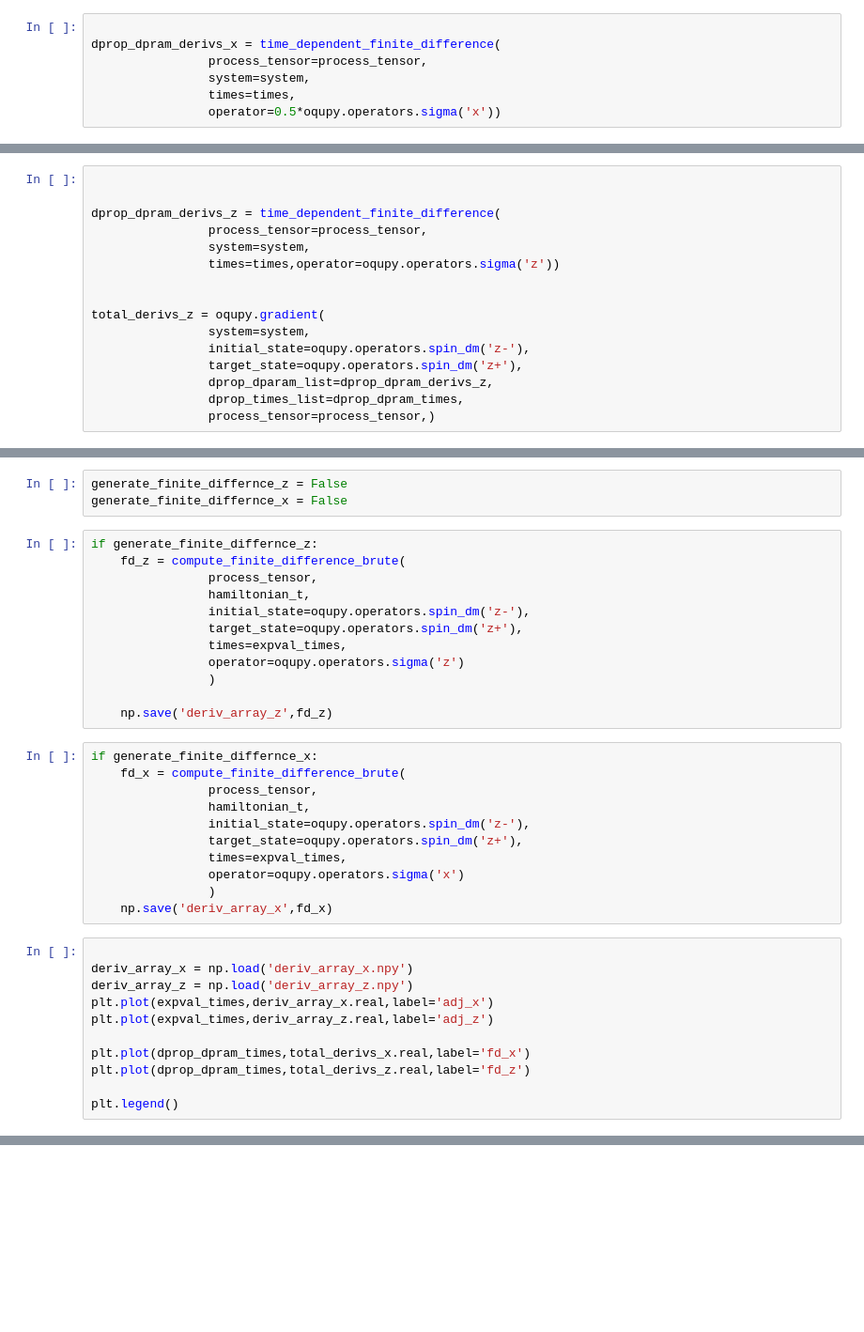
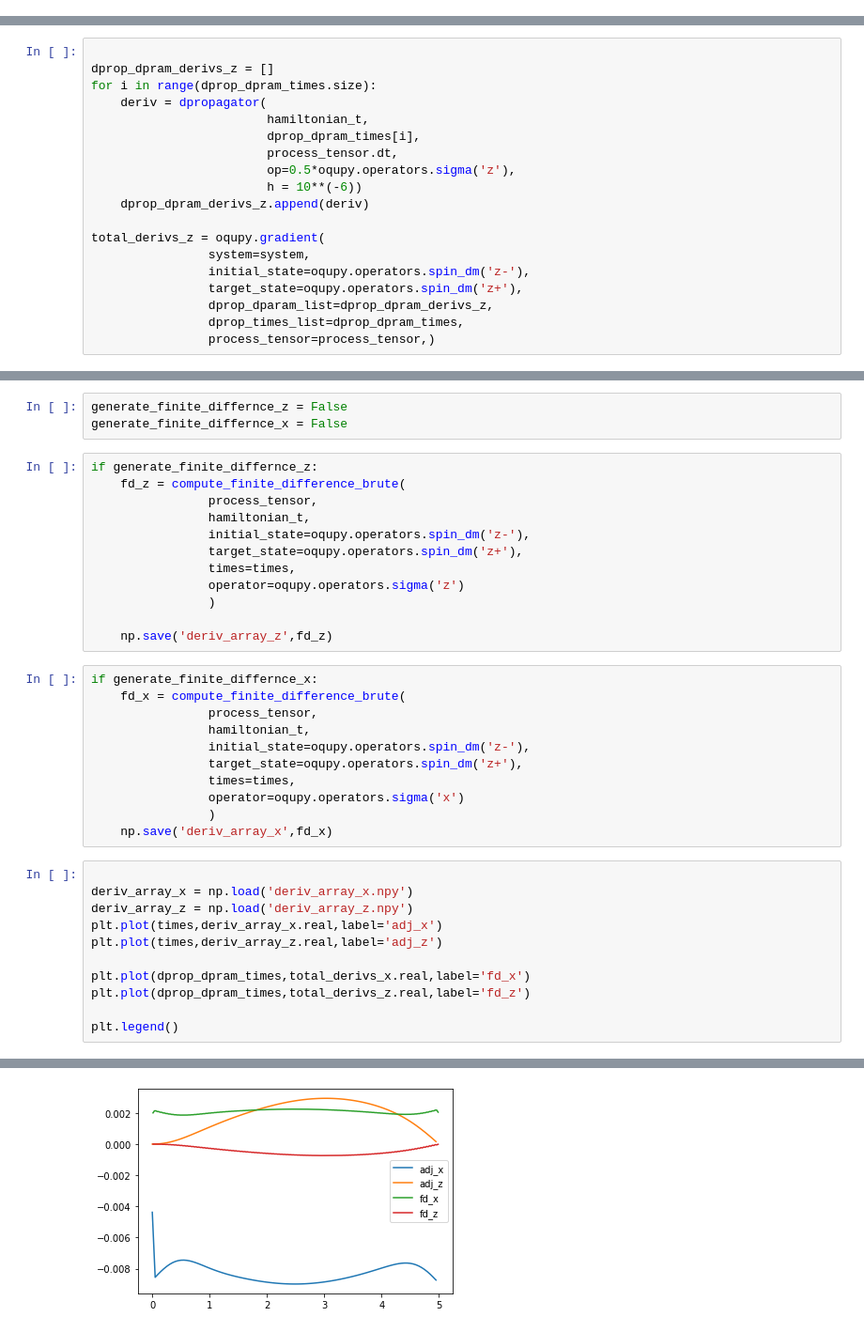
Before and after one commit to tempoCollaboration/OQuPy, a Jupyter notebook: tutorials/gradients_introduction.ipynb, the cells around one changed output, grey strips where cells are left out. Shown at 94% size. Saved outputs shown, nothing was run; the diff lists cells and outputs as text; blank space fills up the shorter version.

Commit message:
Reworded and reworked large section of tutorial
improved dprop accessability and understandability, and tested it to make sure
it works properly

```diff
--- a/tutorials/gradients_introduction.ipynb
+++ b/tutorials/gradients_introduction.ipynb
@@ -227,12 +287,5 @@ system = oqupy.TimeDependentSystem(hamiltonian_t)
 # %% [markdown]
 Now we obtain our list of $\frac{\partial U_n}{\partial c_a}$ for all our parameters
-# %%
-
-dprop_dpram_derivs_x = time_dependent_finite_difference(
-                process_tensor=process_tensor,
-                system=system,
-                times=times,
-                operator=0.5*oqupy.operators.sigma('x'))
 # %% [markdown]
 ### Using adjoint method
 
@@ -252,12 +308,15 @@ total_derivs_x = oqupy.gradient(
 Same, however for the z component
 # %%
 
-
-dprop_dpram_derivs_z = time_dependent_finite_difference(
-                process_tensor=process_tensor,
-                system=system,
-                times=times,operator=oqupy.operators.sigma('z'))
-
+dprop_dpram_derivs_z = []
+for i in range(dprop_dpram_times.size):
+    deriv = dpropagator(
+                        hamiltonian_t,
+                        dprop_dpram_times[i],
+                        process_tensor.dt,
+                        op=0.5*oqupy.operators.sigma('z'),
+                        h = 10**(-6))
+    dprop_dpram_derivs_z.append(deriv)
 
 total_derivs_z = oqupy.gradient(
                 system=system,
@@ -343,7 +408,7 @@ if generate_finite_differnce_z:
                 hamiltonian_t,
                 initial_state=oqupy.operators.spin_dm('z-'),
                 target_state=oqupy.operators.spin_dm('z+'),
-                times=expval_times,
+                times=times,
                 operator=oqupy.operators.sigma('z')
                 )
 
@@ -355,7 +420,7 @@ if generate_finite_differnce_x:
                 hamiltonian_t,
                 initial_state=oqupy.operators.spin_dm('z-'),
                 target_state=oqupy.operators.spin_dm('z+'),
-                times=expval_times,
+                times=times,
                 operator=oqupy.operators.sigma('x')
                 )
     np.save('deriv_array_x',fd_x)
@@ -363,10 +428,11 @@ if generate_finite_differnce_x:
 
 deriv_array_x = np.load('deriv_array_x.npy')
 deriv_array_z = np.load('deriv_array_z.npy')
-plt.plot(expval_times,deriv_array_x.real,label='adj_x')
-plt.plot(expval_times,deriv_array_z.real,label='adj_z')
+plt.plot(times,deriv_array_x.real,label='adj_x')
+plt.plot(times,deriv_array_z.real,label='adj_z')
 
 plt.plot(dprop_dpram_times,total_derivs_x.real,label='fd_x')
 plt.plot(dprop_dpram_times,total_derivs_z.real,label='fd_z')
 
 plt.legend()
+# %% [output]
@@ -372,0 +440 @@ plt.legend()
+[figure, added]
```
Also changed, not shown: parts of 13 cells of this notebook, 1 other file.
